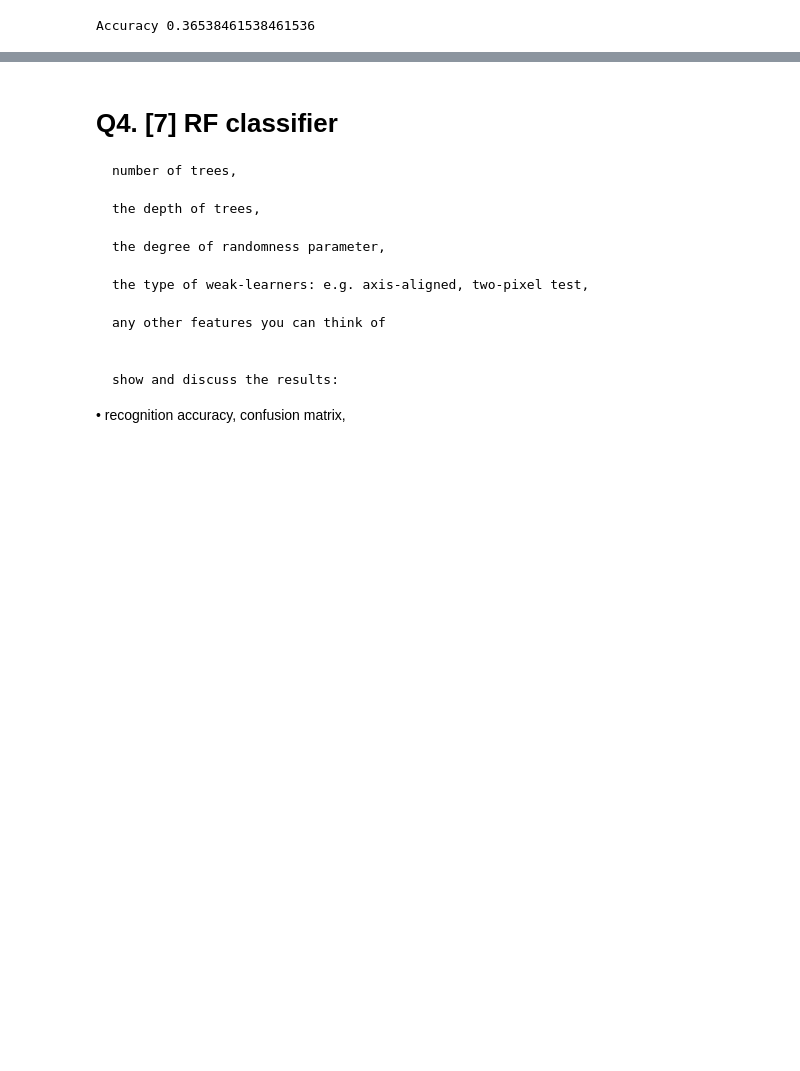
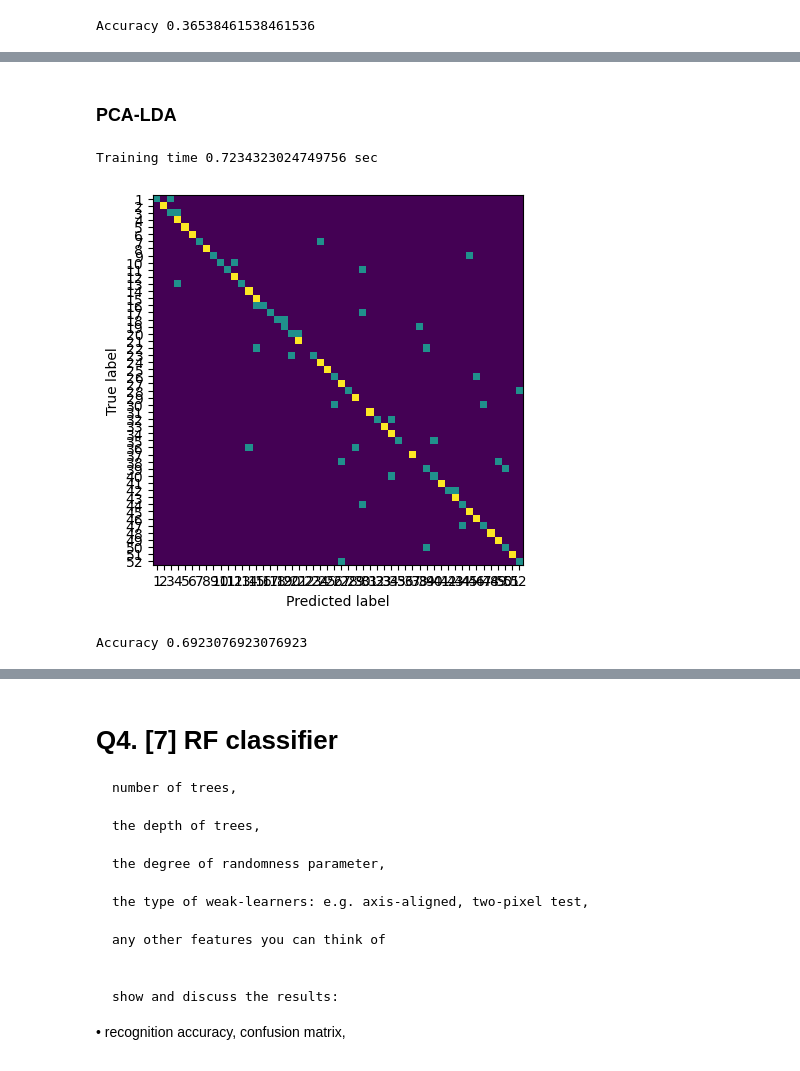
Before and after one commit to DongHyunnn/CS492E-ML4CV-Courseworks, a Jupyter notebook: coursework1/coursework1_part1.ipynb, the cells around one changed output, grey strips where cells are left out. Drawn from its saved outputs; the diff is of its cells as text; code cells hidden in the pictures; blank space fills up the shorter version.

```diff
--- a/coursework1/coursework1_part1.ipynb
+++ b/coursework1/coursework1_part1.ipynb
@@ -526,0 +540,39 @@ Accuracy 0.36538461538461536
+# %%
+from sklearn.discriminant_analysis import LinearDiscriminantAnalysis as LDA
+M_pca = 200
+M_lda = 8
+# %% [markdown]
+### PCA-LDA
+# %%
+start = time.time()
+
+# PCA
+pca = PCA(n_components=M_pca)
+X_train_pca = pca.fit_transform(X_train)
+X_test_pca = pca.transform(X_test)
+
+# LDA
+lda = LDA(n_components=M_lda)
+X_train_lda = lda.fit_transform(X_train_pca, Y_train.ravel())
+X_test_lda = lda.transform(X_test_pca)
+
+## NN classifier
+classifier = KNeighborsClassifier(n_neighbors=1)
+classifier.fit(X_train_lda, Y_train.ravel())
+
+# Prediction
+y_pred = classifier.predict(X_test_lda)
+
+end = time.time()
+print('Training time', end-start, 'sec')
+# %% [output]
+Training time 0.7234323024749756 sec
+# %%
+# recognition accuracies (success rates) and confusion matrix
+ConfusionMatrixDisplay.from_predictions(Y_test, y_pred, include_values=False, colorbar=False)
+plt.show()
+
+print('Accuracy', accuracy_score(Y_test, y_pred))
+# %% [output]
+[figure, added]
+Accuracy 0.6923076923076923
```
Also changed, not shown: parts of 17 cells of this notebook.
